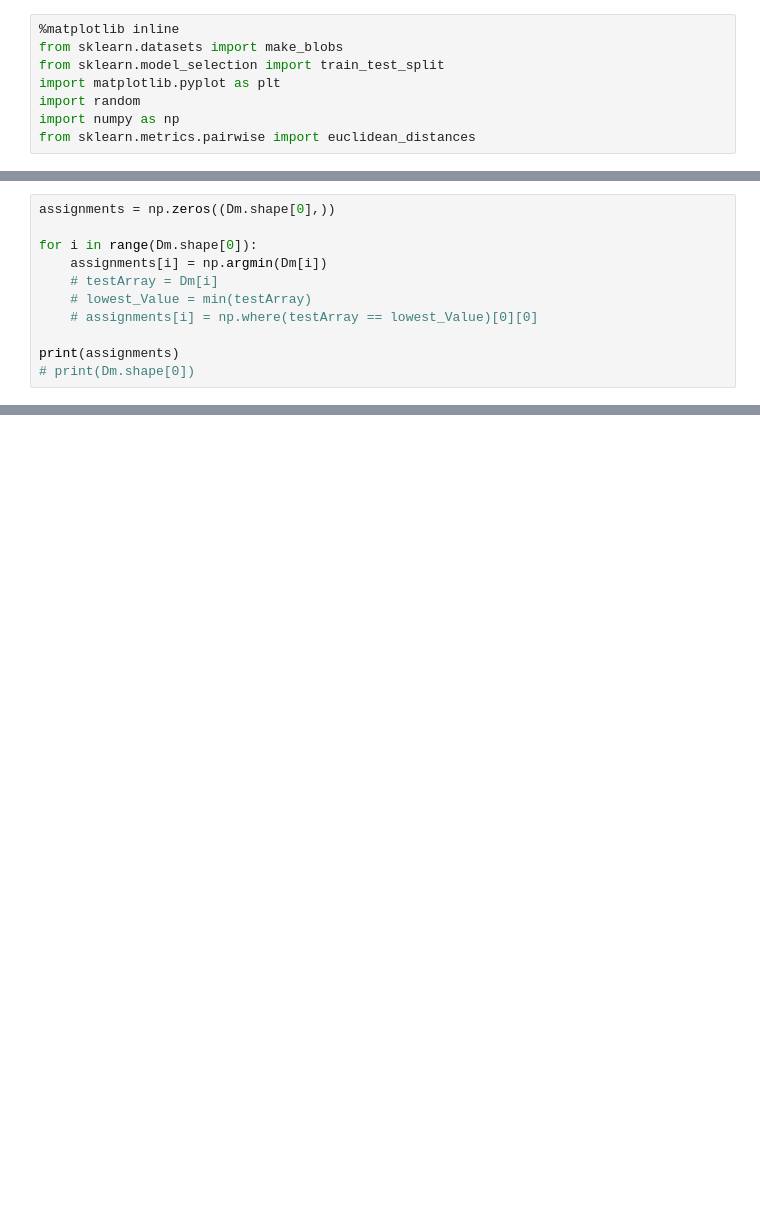
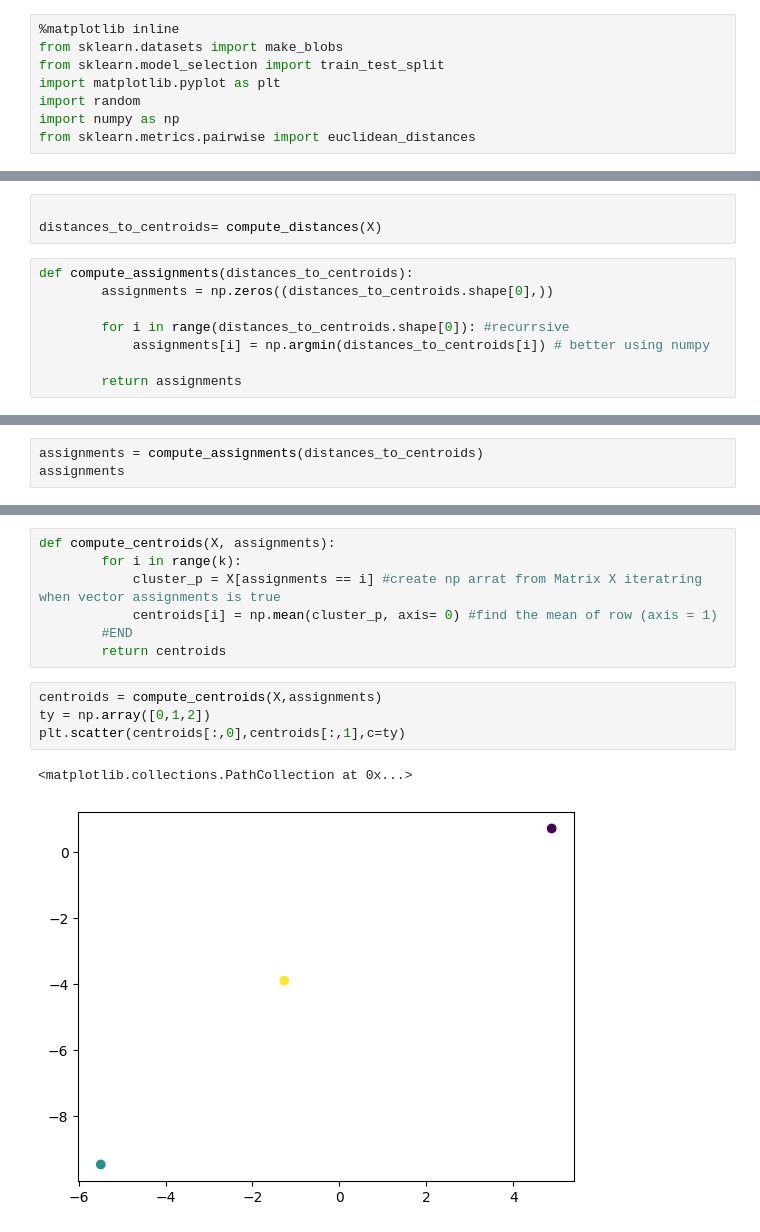
Before and after one commit to Sergrojas29/K-means, a Jupyter notebook: Test.ipynb, the cells around one changed output, grey strips where cells are left out. Saved outputs shown, nothing was run; the diff lists cells and outputs as text; blank space fills up the shorter version.

```diff
--- a/Test.ipynb
+++ b/Test.ipynb
@@ -74,11 +47,11 @@ print(Dm)
+# %%
+
+distances_to_centroids= compute_distances(X)
 # %%
-assignments = np.zeros((Dm.shape[0],))
+def compute_assignments(distances_to_centroids):
+        assignments = np.zeros((distances_to_centroids.shape[0],))
 
-for i in range(Dm.shape[0]):
-    assignments[i] = np.argmin(Dm[i])
-    # testArray = Dm[i]
-    # lowest_Value = min(testArray)
-    # assignments[i] = np.where(testArray == lowest_Value)[0][0]
+        for i in range(distances_to_centroids.shape[0]): #recurrsive
+            assignments[i] = np.argmin(distances_to_centroids[i]) # better using numpy
 
-print(assignments)
-# print(Dm.shape[0])
+        return assignments
@@ -133,0 +58,3 @@ for i in range(k):
+# %%
+assignments = compute_assignments(distances_to_centroids)
+assignments
@@ -133,0 +79,14 @@ for i in range(k):
+# %%
+def compute_centroids(X, assignments):
+        for i in range(k):
+            cluster_p = X[assignments == i] #create np arrat from Matrix X iteratring when vector assignments is true
+            centroids[i] = np.mean(cluster_p, axis= 0) #find the mean of row (axis = 1)
+        #END
+        return centroids
+# %%
+centroids = compute_centroids(X,assignments)
+ty = np.array([0,1,2])
+plt.scatter(centroids[:,0],centroids[:,1],c=ty)
+# %% [output]
+<matplotlib.collections.PathCollection at 0x...>
+[figure, added]
```
Also changed, not shown: parts of 15 cells of this notebook, 4 other files.
